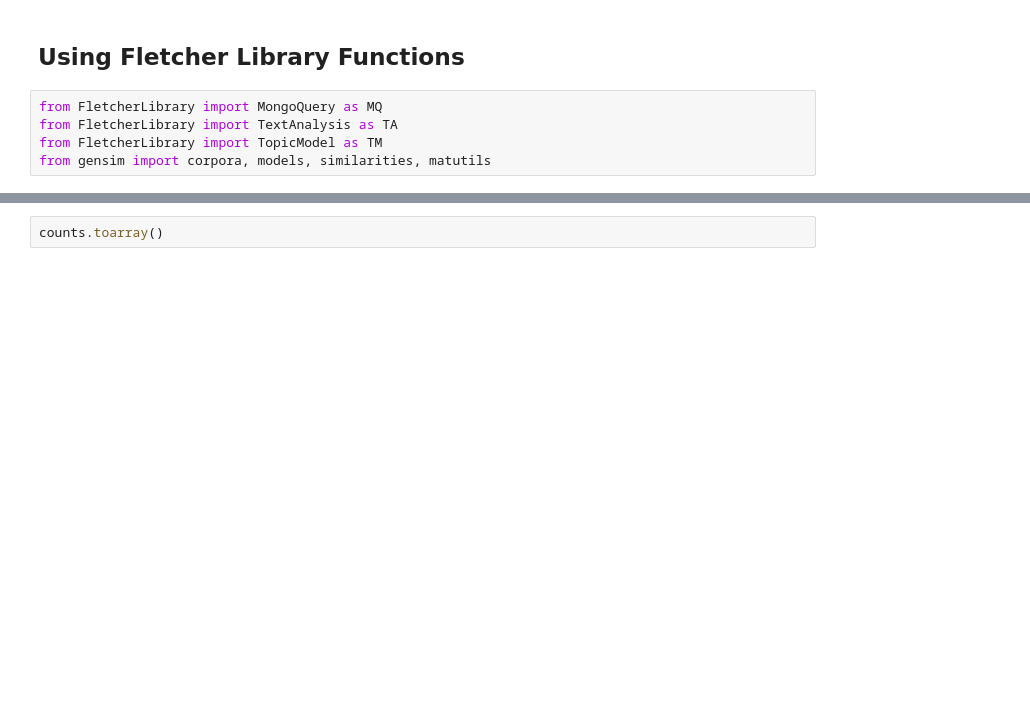
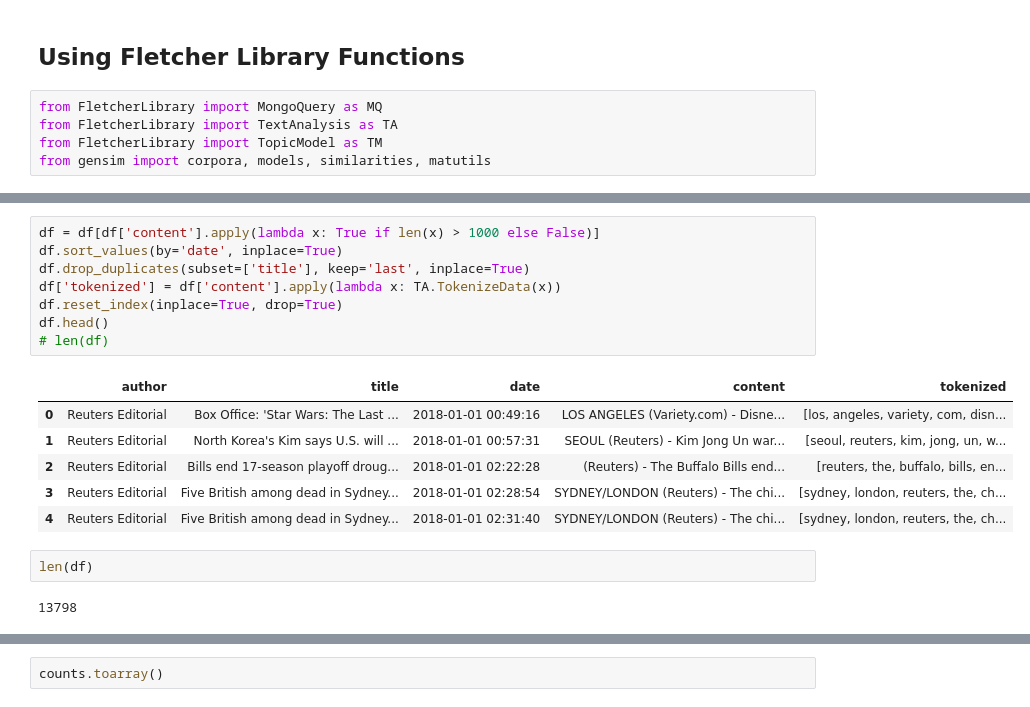
Before and after one commit to cmgiler/Metis-Project-04, a Jupyter notebook: Text Analysis.ipynb, the cells around one changed output, grey strips where cells are left out. Saved outputs shown, nothing was run; the diff lists cells and outputs as text; blank space fills up the shorter version.

```diff
--- a/Text Analysis.ipynb
+++ b/Text Analysis.ipynb
@@ -62,3 +51,22 @@ df.head()
+# %%
+df = df[df['content'].apply(lambda x: True if len(x) > 1000 else False)]
+df.sort_values(by='date', inplace=True)
+df.drop_duplicates(subset=['title'], keep='last', inplace=True)
+df['tokenized'] = df['content'].apply(lambda x: TA.TokenizeData(x))
+df.reset_index(inplace=True, drop=True)
+df.head()
+# len(df)
+# %% [output]
+|  | author | title | date | content | tokenized |
+| 0 | Reuters Editorial | Box Office: 'Star Wars: The Last ... | 2018-01-01 00:49:16 | LOS ANGELES (Variety.com) - Disne... | [los, angeles, variety, com, disn... |
+| 1 | Reuters Editorial | North Korea's Kim says U.S. will ... | 2018-01-01 00:57:31 | SEOUL (Reuters) - Kim Jong Un war... | [seoul, reuters, kim, jong, un, w... |
+| 2 | Reuters Editorial | Bills end 17-season playoff droug... | 2018-01-01 02:22:28 | (Reuters) - The Buffalo Bills end... | [reuters, the, buffalo, bills, en... |
+| 3 | Reuters Editorial | Five British among dead in Sydney... | 2018-01-01 02:28:54 | SYDNEY/LONDON (Reuters) - The chi... | [sydney, london, reuters, the, ch... |
+| 4 | Reuters Editorial | Five British among dead in Sydney... | 2018-01-01 02:31:40 | SYDNEY/LONDON (Reuters) - The chi... | [sydney, london, reuters, the, ch... |
+# %%
+len(df)
+# %% [output]
+13798
 # %%
 TA.ExploreData(df['content'], 'linkedin', ['linkedin', 'blog'])
 # %% [output]
```
Also changed, not shown: parts of 47 cells of this notebook, 7 other files.
